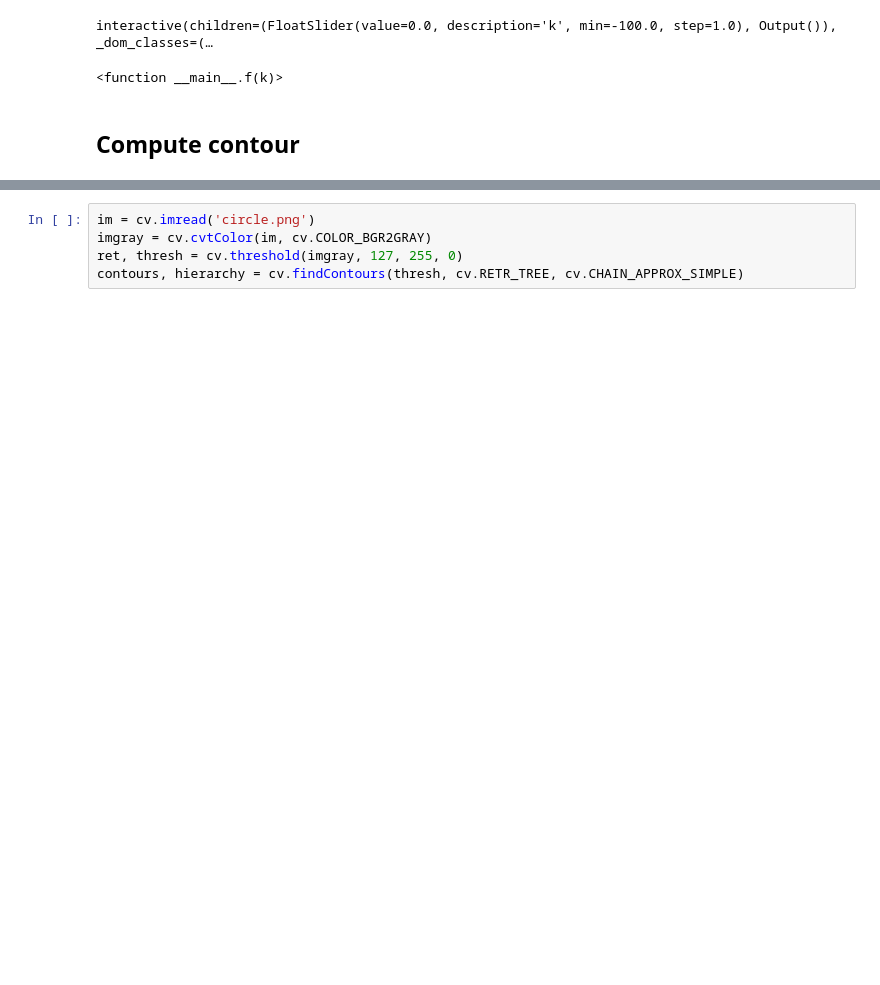
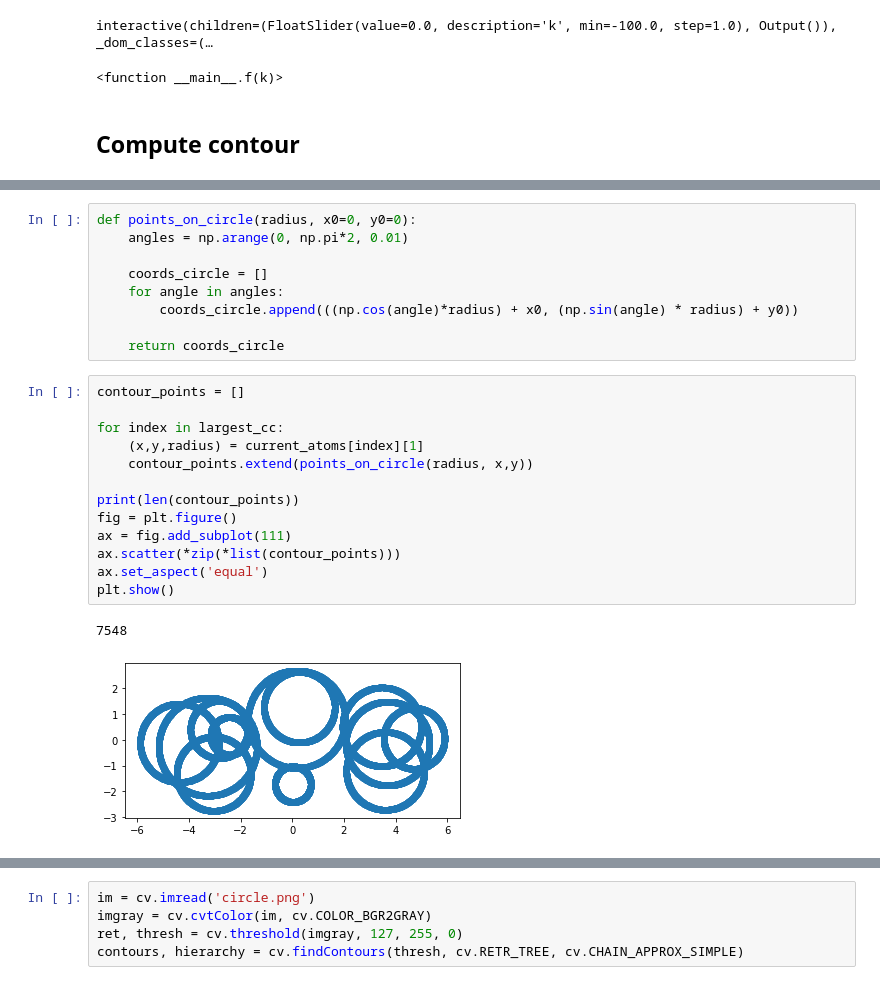
Before and after one commit to ju-leon/bachelor-thesis, a Jupyter notebook: Slice.ipynb, the cells around one changed output, grey strips where cells are left out. Drawn from its saved outputs; the diff is of its cells as text; blank space fills up the shorter version.

```diff
--- a/Slice.ipynb
+++ b/Slice.ipynb
@@ -299,0 +328,25 @@ print(coeffs)
+# %%
+def points_on_circle(radius, x0=0, y0=0):
+    angles = np.arange(0, np.pi*2, 0.01)
+
+    coords_circle = []
+    for angle in angles:
+        coords_circle.append(((np.cos(angle)*radius) + x0, (np.sin(angle) * radius) + y0))
+
+    return coords_circle
+# %%
+contour_points = []
+
+for index in largest_cc:
+    (x,y,radius) = current_atoms[index][1]
+    contour_points.extend(points_on_circle(radius, x,y))
+
+print(len(contour_points))
+fig = plt.figure()
+ax = fig.add_subplot(111)
+ax.scatter(*zip(*list(contour_points)))
+ax.set_aspect('equal')
+plt.show()
+# %% [output]
+7548
+[figure, added]
```
Also changed, not shown: parts of 11 cells of this notebook.
